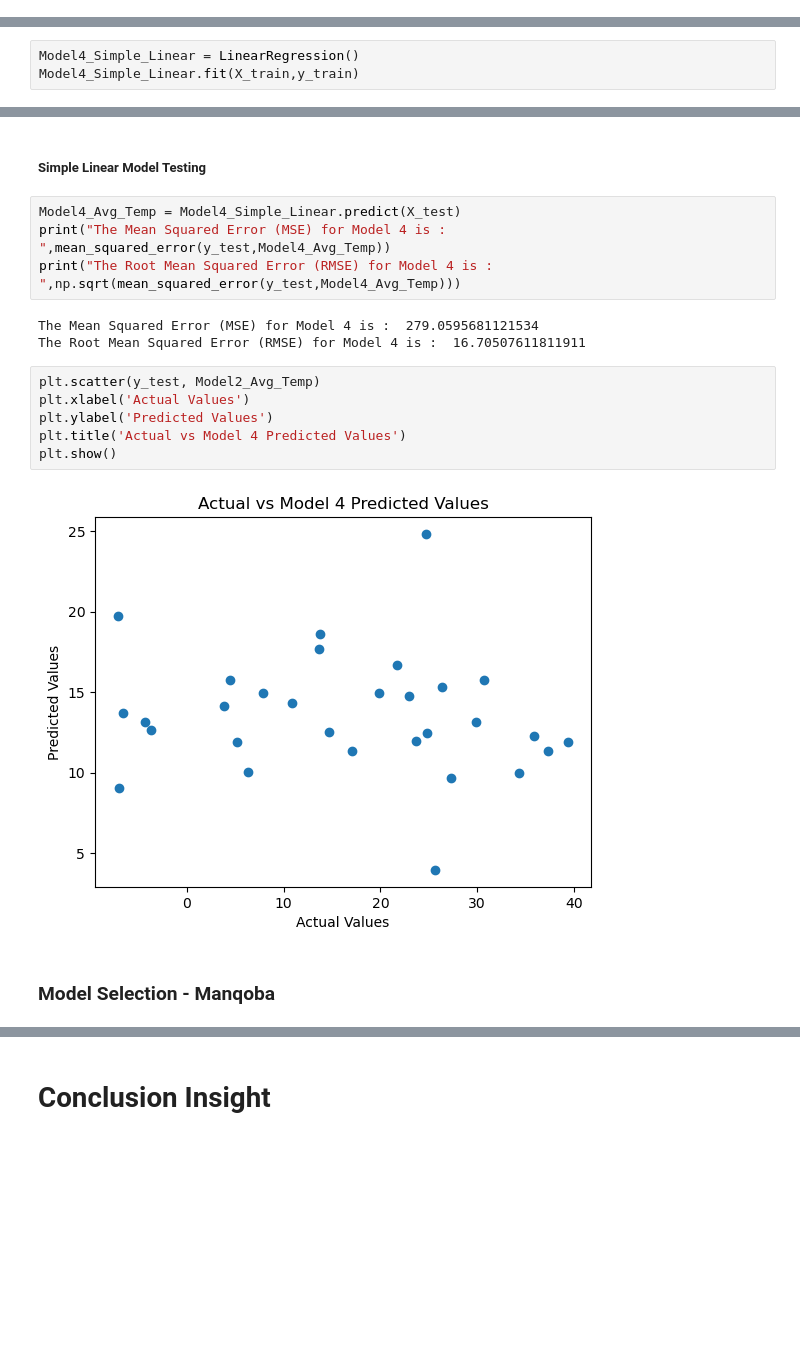
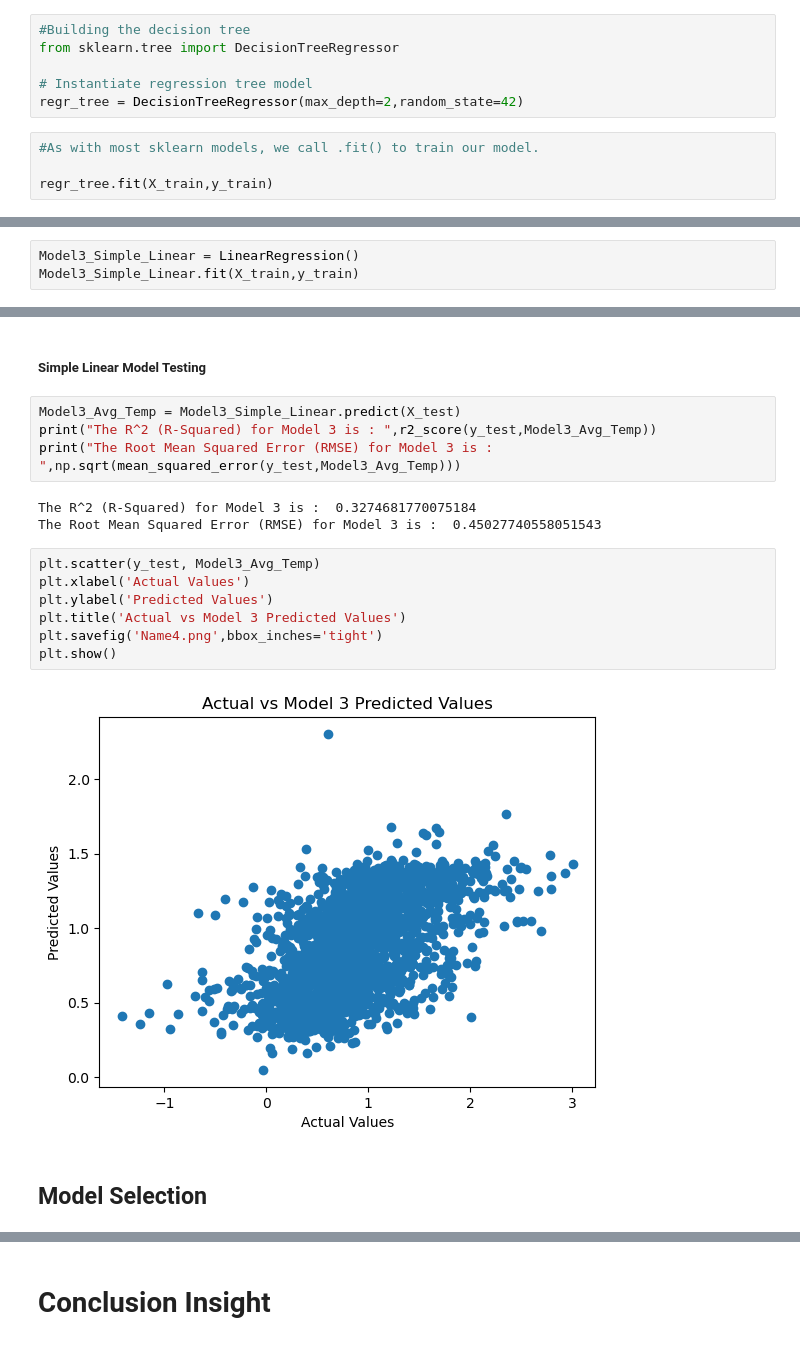
Before and after one commit to ManqobaMnguni/2401PTDS_Regression_Project_FM2, a Jupyter notebook: 2401PTDS_Regression_Project_FM2_Final_Report.ipynb, the cells around one changed output, grey strips where cells are left out. Saved outputs shown, nothing was run; the diff lists cells and outputs as text; blank space fills up the shorter version.

```diff
--- a/2401PTDS_Regression_Project_FM2_Final_Report.ipynb
+++ b/2401PTDS_Regression_Project_FM2_Final_Report.ipynb
@@ -777,0 +1391,10 @@ Train-test splits - Manqoba
+# %%
+#Building the decision tree
+from sklearn.tree import DecisionTreeRegressor
+
+# Instantiate regression tree model
+regr_tree = DecisionTreeRegressor(max_depth=2,random_state=42)
+# %%
+#As with most sklearn models, we call .fit() to train our model.
+
+regr_tree.fit(X_train,y_train)
@@ -812,27 +1464,28 @@ The Simple Linear Regression is mostly used in predicting the target variable wh
 # %% [markdown]
 ##### Simple Linear Model Training
 # %%
-Model4_Simple_Linear = LinearRegression()
-Model4_Simple_Linear.fit(X_train,y_train)
+Model3_Simple_Linear = LinearRegression()
+Model3_Simple_Linear.fit(X_train,y_train)
 # %% [output]
 LinearRegression()
 # %% [markdown]
 ##### Simple Linear Model Testing
 # %%
-Model4_Avg_Temp = Model4_Simple_Linear.predict(X_test)
-print("The Mean Squared Error (MSE) for Model 4 is : ",mean_squared_error(y_test,Model4_Avg_Temp))
-print("The Root Mean Squared Error (RMSE) for Model 4 is : ",np.sqrt(mean_squared_error(y_test,Model4_Avg_Temp)))
+Model3_Avg_Temp = Model3_Simple_Linear.predict(X_test)
+print("The R^2 (R-Squared) for Model 3 is : ",r2_score(y_test,Model3_Avg_Temp))
+print("The Root Mean Squared Error (RMSE) for Model 3 is : ",np.sqrt(mean_squared_error(y_test,Model3_Avg_Temp)))
 # %% [output]
-The Mean Squared Error (MSE) for Model 4 is :  279.0595681121534
-The Root Mean Squared Error (RMSE) for Model 4 is :  16.70507611811911
+The R^2 (R-Squared) for Model 3 is :  0.3274681770075184
+The Root Mean Squared Error (RMSE) for Model 3 is :  0.45027740558051543
 # %%
-plt.scatter(y_test, Model2_Avg_Temp)
+plt.scatter(y_test, Model3_Avg_Temp)
 plt.xlabel('Actual Values')
 plt.ylabel('Predicted Values')
-plt.title('Actual vs Model 4 Predicted Values')
+plt.title('Actual vs Model 3 Predicted Values')
+plt.savefig('Name4.png',bbox_inches='tight')
 plt.show()
 # %% [output]
-[figure, old version]
+[figure, new version]
 # %% [markdown]
-### Model Selection - Manqoba
+## Model Selection
 # %% [markdown]
```
Also changed, not shown: parts of 92 cells of this notebook.
